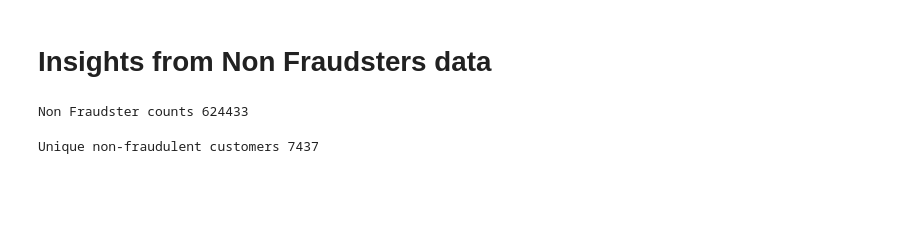
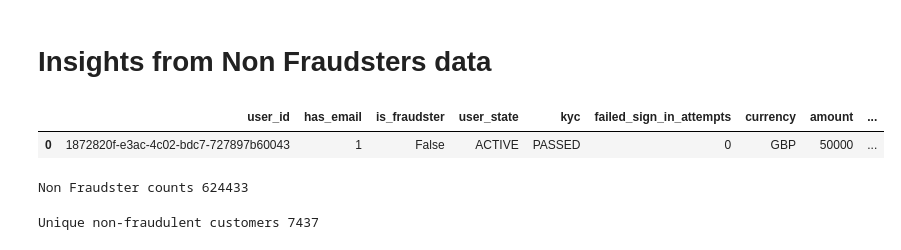
Before and after one commit to nikhilbansal23/Fraudsters-Detection, a Jupyter notebook: Fraudsters_Detection.ipynb, the cells around one changed output. Saved outputs shown, nothing was run; the diff lists cells and outputs as text; code cells hidden in the pictures; blank space fills up the shorter version.

```diff
--- a/Fraudsters_Detection.ipynb
+++ b/Fraudsters_Detection.ipynb
@@ -276,6 +343,11 @@ fig.show()
 # **Insights from Non Fraudsters data**
 # %%
 df_non_fraudster = df[df['is_fraudster'] == False]
+# %%
+df_non_fraudster.head(1)
+# %% [output]
+|  | user_id | has_email | is_fraudster | user_state | kyc | failed_sign_in_attempts | currency | amount | ... |
+| 0 | 1872820f-e3ac-4c02-bdc7-727897b60043 | 1 | False | ACTIVE | PASSED | 0 | GBP | 50000 | ... |
 # %%
 print("Non Fraudster counts "+str(len(df_non_fraudster)))
 # %% [output]
```
Also changed, not shown: parts of 17 cells of this notebook.
